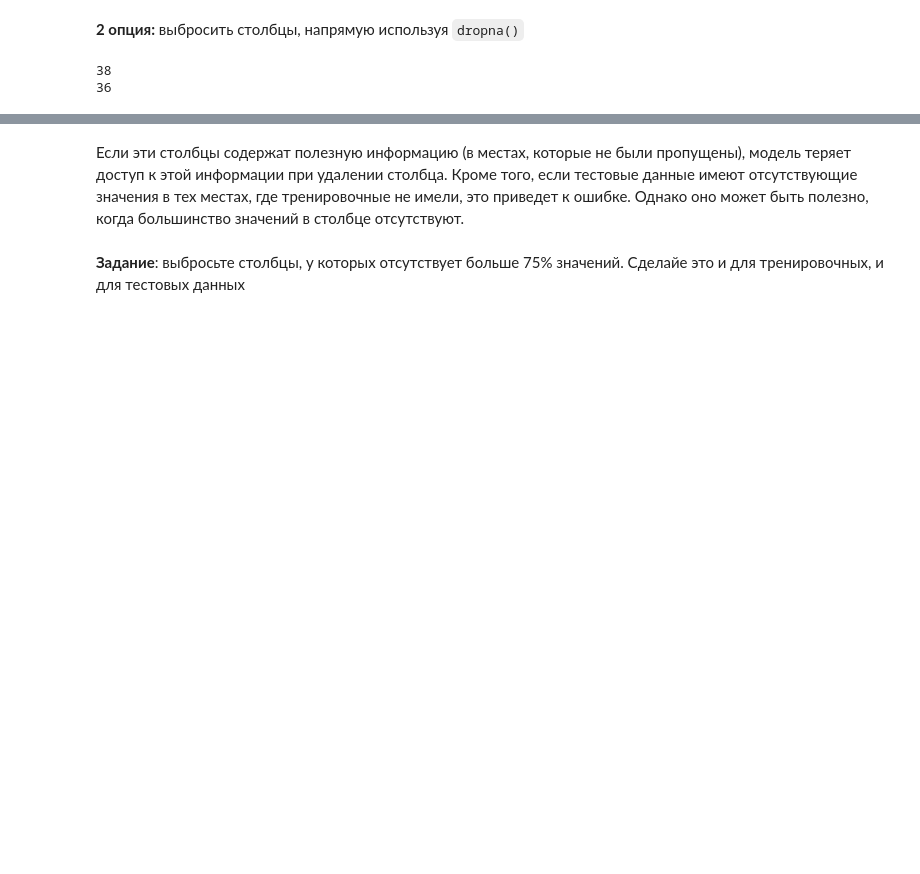
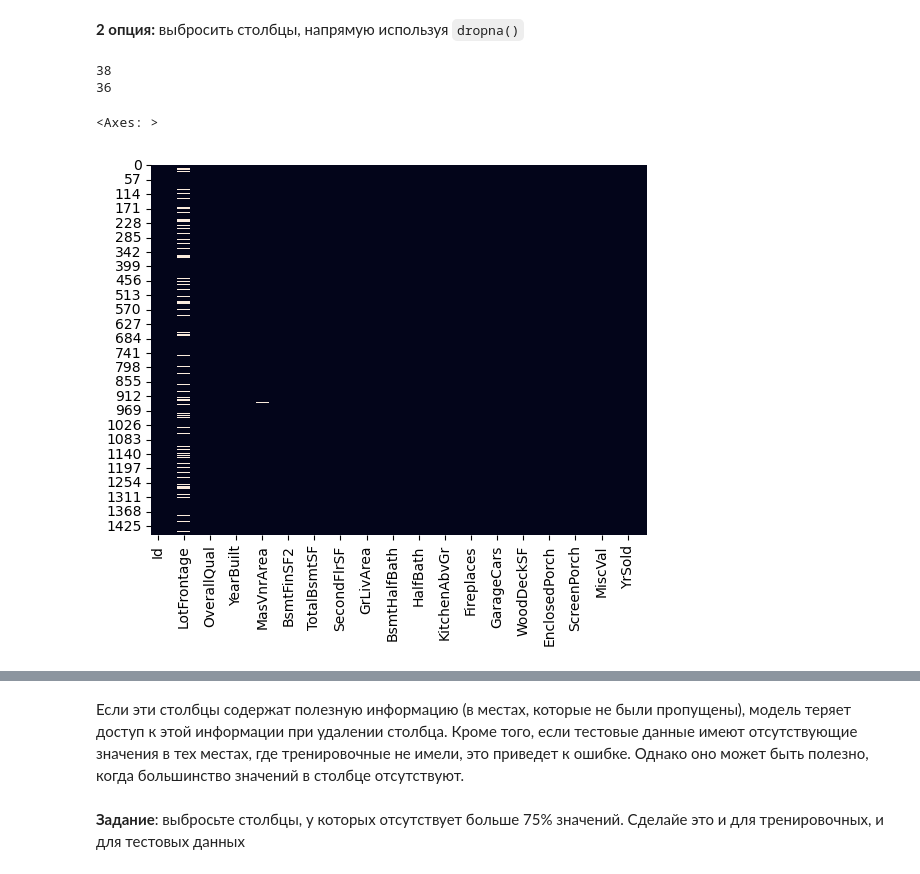
Before and after one commit to alice3e/spbu-ai-fundamentals, a Jupyter notebook: practicum_2/practicum_2.ipynb, the cells around one changed output, grey strips where cells are left out. Saved outputs shown, nothing was run; the diff lists cells and outputs as text; code cells hidden in the pictures; blank space fills up the shorter version.

```diff
--- a/practicum_2/practicum_2.ipynb
+++ b/practicum_2/practicum_2.ipynb
@@ -469,3 +472,8 @@ print(len(num_df_dropped.columns))
 # %% [output]
 38
 36
+# %%
+sns.heatmap(num_df.isnull(), cbar=False)
+# %% [output]
+<Axes: >
+[figure, added]
```
Also changed, not shown: parts of 5 cells of this notebook, 1 other file.
